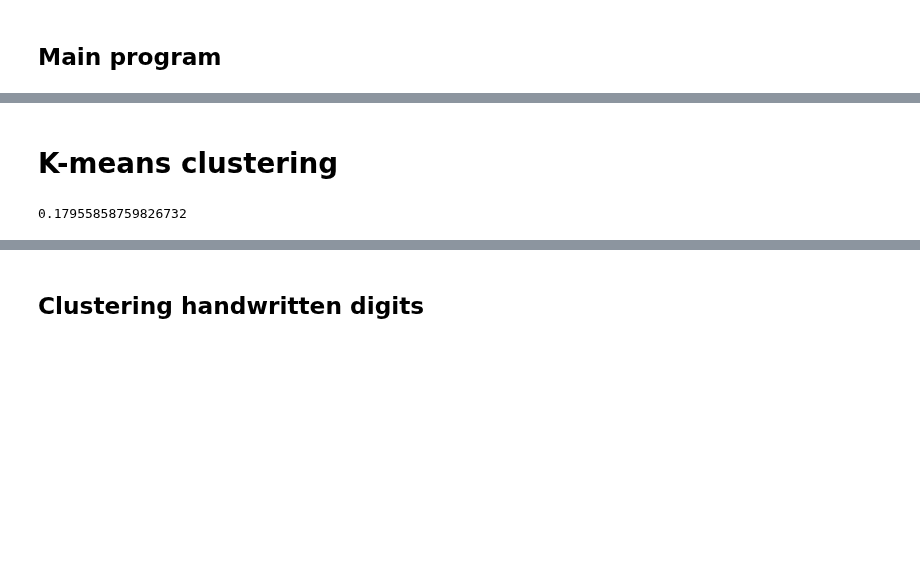
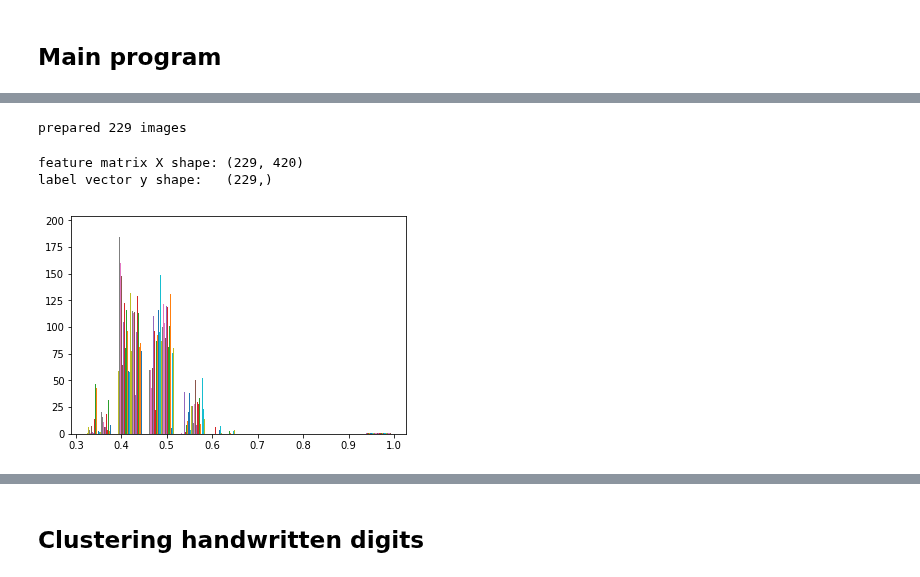
Before and after one commit to patricsteiner/image_clustering, a Jupyter notebook: intelligent_image_clustering.ipynb, the cells around one changed output, grey strips where cells are left out. Drawn from its saved outputs; the diff is of its cells as text; code cells hidden in the pictures; blank space fills up the shorter version.

Commit message:
evaluate clustering result using different algorithms on real data (not only digits)

```diff
--- a/intelligent_image_clustering.ipynb
+++ b/intelligent_image_clustering.ipynb
@@ -50,7 +61,7 @@ from skimage import data, exposure
 
 sample_images = [3, 13, 52, 151, 212]
 
-def hsv_features(images, visualise=False):
+def extract_hsv_features(images, visualise=False):
     bins_h = 10
     bins_s = 5
     bins_v = 5
@@ -77,7 +88,7 @@ def hsv_features(images, visualise=False):
 
     return features
 
-def rgb_features(images, visualise=False):
+def extract_rgb_features(images, visualise=False):
     bins_r = 10
     bins_g = 10
     bins_b = 10
@@ -102,7 +113,7 @@ def rgb_features(images, visualise=False):
 
     return features
 
-def edge_features(images, histogram=False, visualise=False):
+def extract_edge_features(images, histogram=False, visualise=False):
     # using the histogram gives way worse results!
     n_bins = 20
     n_features = n_bins if histogram else 400 # 10x10 cells with 4 orientations each
@@ -154,2 +145,0 @@ X.shape
-# %% [markdown]
-# K-means clustering
@@ -166,6 +146,47 @@ store_clusters('c:/clustering/result/', images, clusters, clear_directory=True)
-# %%
-from sklearn import metrics
-
-print(metrics.v_measure_score(labels, kmeans.labels_))
-# %% [output]
-0.17955858759826732
+# %%
+import re, shutil, os
+import numpy as np
+from sklearn.cluster import KMeans, SpectralClustering, spectral_clustering
+from sklearn.decomposition import PCA
+from sklearn.preprocessing import scale
+from sklearn import metrics
+from matplotlib import cm
+%matplotlib inline
+
+# prepare and load data
+images, labels = prepare_and_load_dataset('c:/clustering/dataset/')
+# %% [output]
+prepared 229 images
+# %%
+# extract features
+rgb_features = extract_rgb_features(images, visualise=False)
+hsv_features = extract_hsv_features(images, visualise=False)
+edge_features = extract_edge_features(images, histogram=False, visualise=False)
+
+# build feature matrix X
+X = np.column_stack([hsv_features, edge_features])
+y = np.array(labels)
+print(f'feature matrix X shape: {X.shape}')
+print(f'label vector y shape:   {y.shape}')
+# %% [output]
+feature matrix X shape: (229, 420)
+label vector y shape:   (229,)
+# %%
+# normalize features
+X = scale(X)
+
+# create similarity matrix
+n_samples = X.shape[0]
+distanceMatrix = np.zeros((n_samples, n_samples))
+for i in range(n_samples):
+    for j in range(n_samples):
+        distanceMatrix[i, j] = np.linalg.norm(X[i, :] - X[j, :]) # initialize with euclidean distance
+
+# sklearn proposes to use similarity isntead of distance for spectral clustering
+beta = .5 # .5 seems to yield the best results, in paper they use 1
+similarityMatrix = np.exp(-beta * distanceMatrix / distanceMatrix.var())
+
+plt.hist(similarityMatrix)
+plt.show()
+# %% [output]
+[figure, added]
```
Also changed, not shown: parts of 8 cells of this notebook.
